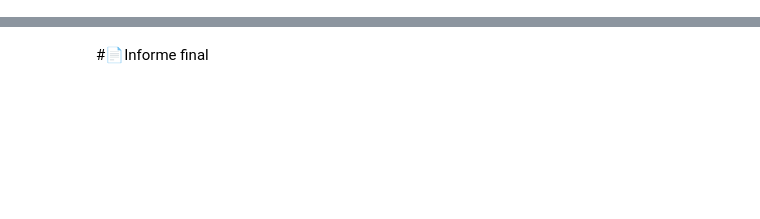
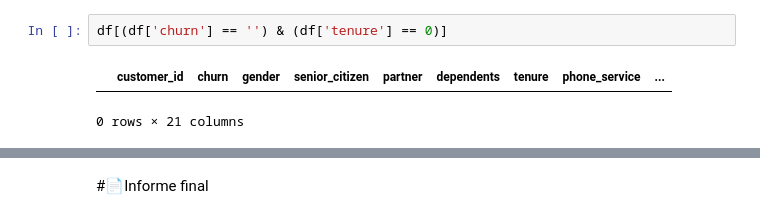
Before and after one commit to Crnari/TelecomX, a Jupyter notebook: notebooks/TelecomX_LATAM.ipynb, the cells around one changed output, grey strips where cells are left out. Drawn from its saved outputs; the diff is of its cells as text; blank space fills up the shorter version.

```diff
--- a/notebooks/TelecomX_LATAM.ipynb
+++ b/notebooks/TelecomX_LATAM.ipynb
@@ -122,0 +143,5 @@ dtype: int64
+# %%
+df[(df['churn'] == '') & (df['tenure'] == 0)]
+# %% [output]
+|  | customer_id | churn | gender | senior_citizen | partner | dependents | tenure | phone_service | ... |
+0 rows × 21 columns
```
Also changed, not shown: parts of 35 cells of this notebook, 1 other file.
